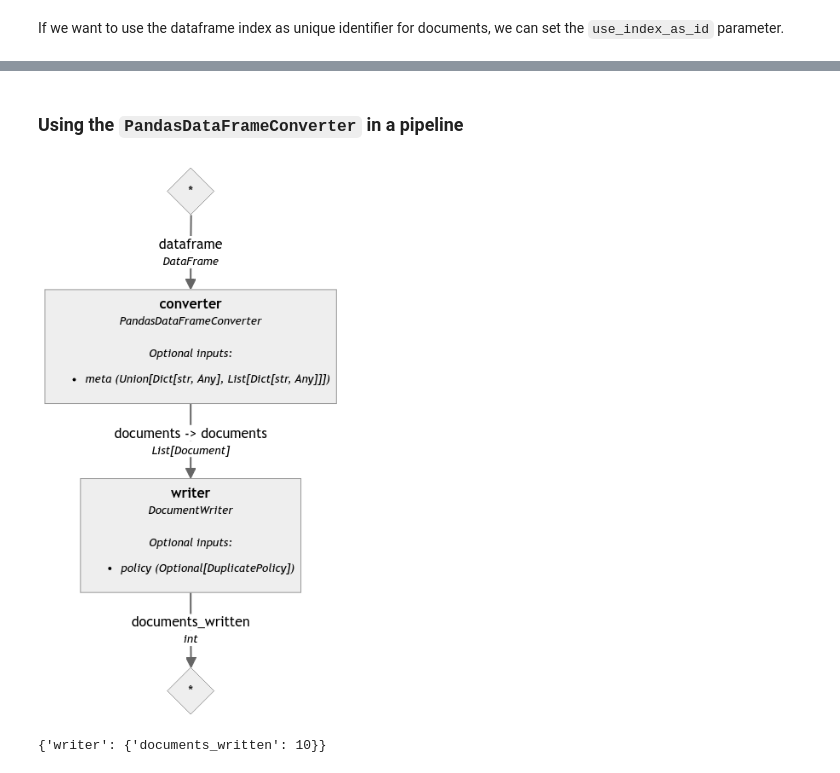
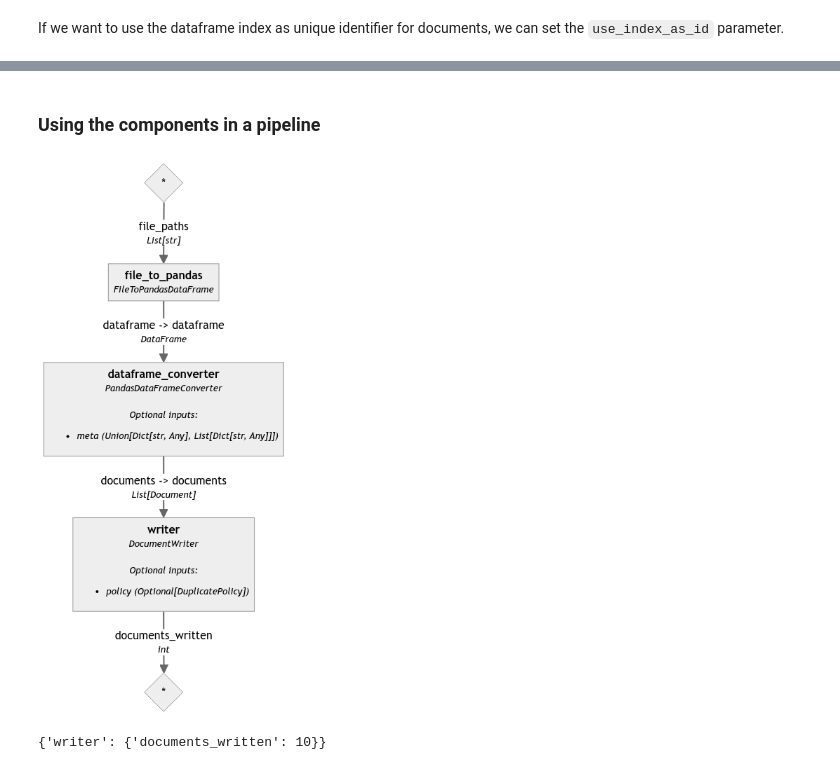
Before and after one commit to EdAbati/dataframes-haystack, a Jupyter notebook: notebooks/pandas-example.ipynb, the cells around one changed output, grey strips where cells are left out. Cells and saved outputs as stored; diff of their text form; code cells hidden in the pictures.

Commit message:
Add converters to load dataframes from files (#11)

```diff
--- a/notebooks/pandas-example.ipynb
+++ b/notebooks/pandas-example.ipynb
@@ -110,5 +141,5 @@ pandas_converter.run(dataframe=df)
 # %% [markdown]
-### Using the `PandasDataFrameConverter` in a pipeline
+### Using the components in a pipeline
 # %%
 from haystack import Pipeline
 from haystack.components.writers import DocumentWriter
@@ -116,20 +147,22 @@ from haystack.document_stores.in_memory import InMemoryDocumentStore
 # %%
 document_store = InMemoryDocumentStore()
 
 indexing = Pipeline()
+indexing.add_component("file_to_pandas", FileToPandasDataFrame(file_format="csv"))
 indexing.add_component(
-    "converter",
+    "dataframe_converter",
     PandasDataFrameConverter(
         content_column="summary",
         meta_columns=["title", "authors", "published", "primary_category", "categories", "pdf_url"],
     ),
 )
 indexing.add_component("writer", DocumentWriter(document_store))
-indexing.connect("converter", "writer")
+indexing.connect("file_to_pandas", "dataframe_converter")
+indexing.connect("dataframe_converter", "writer")
 indexing.show()
 # %% [output]
-[figure, old version]
+[figure, new version]
-# %%
-indexing.run({"converter": {"dataframe": df}})
-# %% [output]
-{'writer': {'documents_written': 10}}
+# %%
+indexing.run({"file_to_pandas": {"file_paths": [temp_file.name]}})
+# %% [output]
+{'writer': {'documents_written': 10}}
```
Also changed, not shown: parts of 12 cells of this notebook, 9 other files.
